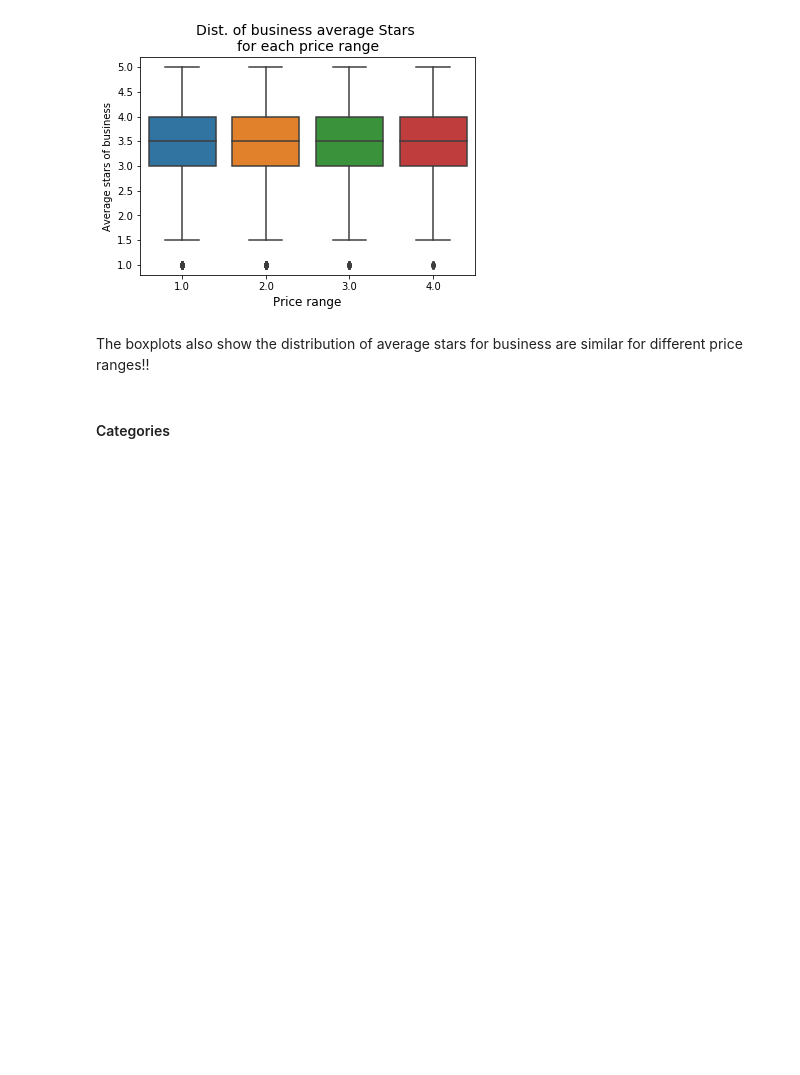
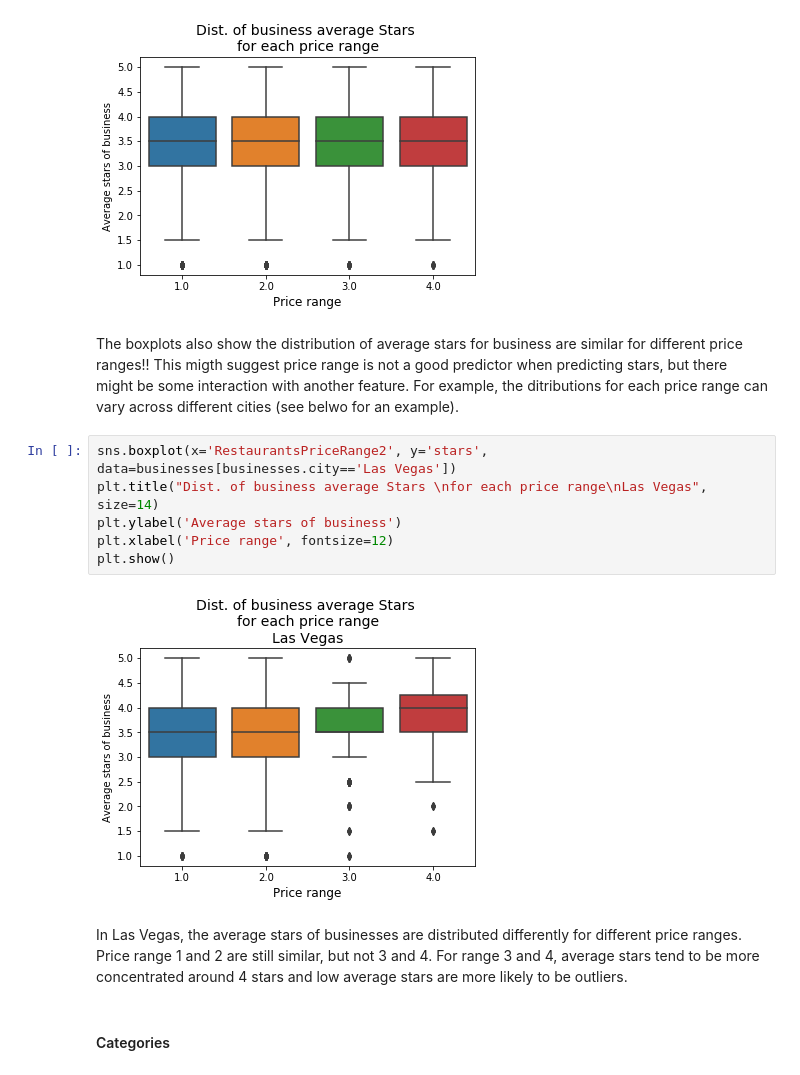
Before and after one commit to math470/Springboard_Capstone_Project_2, a Jupyter notebook: Yelp EDA.ipynb, the cells around one changed output. Saved outputs shown, nothing was run; the diff lists cells and outputs as text; blank space fills up the shorter version.

```diff
--- a/Yelp EDA.ipynb
+++ b/Yelp EDA.ipynb
@@ -497,7 +500,17 @@ plt.show()
 # %% [output]
 [figure]
 # %% [markdown]
-The boxplots also show the distribution of average stars for business are similar for different price ranges!!
+The boxplots also show the distribution of average stars for business are similar for different price ranges!! This migth suggest price range is not a good predictor when predicting stars, but there might be some interaction with another feature. For example, the ditributions for each price range can vary across different cities (see belwo for an example).
+# %%
+sns.boxplot(x='RestaurantsPriceRange2', y='stars', data=businesses[businesses.city=='Las Vegas'])
+plt.title("Dist. of business average Stars \nfor each price range\nLas Vegas", size=14)
+plt.ylabel('Average stars of business')
+plt.xlabel('Price range', fontsize=12)
+plt.show()
+# %% [output]
+[figure, added]
+# %% [markdown]
+In Las Vegas, the average stars of businesses are distributed differently for different price ranges. Price range 1 and 2 are still similar, but not 3 and 4. For range 3 and 4, average stars tend to be more concentrated around 4 stars and low average stars are more likely to be outliers.
 # %% [markdown]
 #### Categories
 # %%
```
Also changed, not shown: parts of 10 cells of this notebook.
